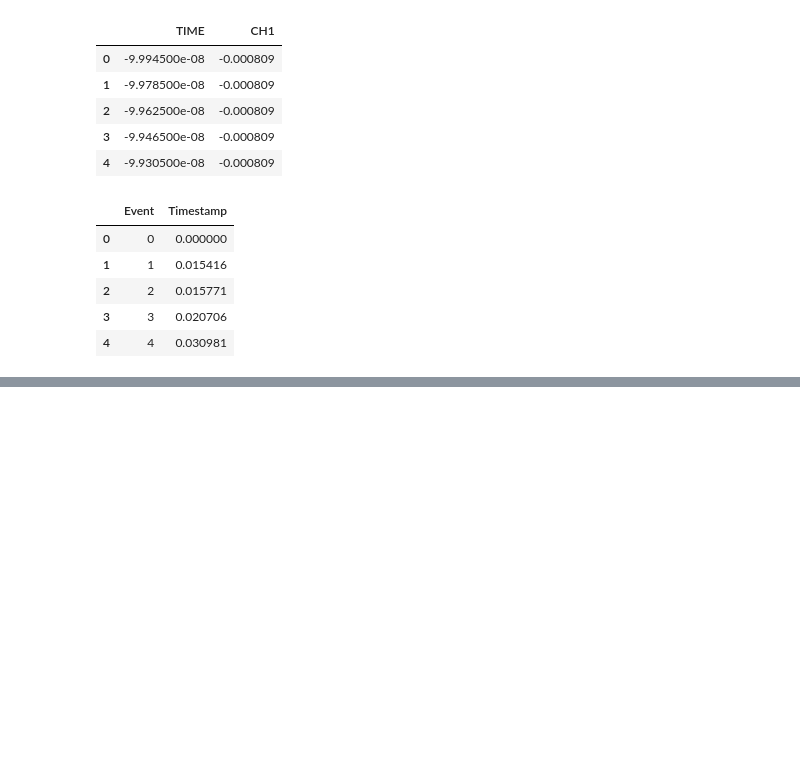
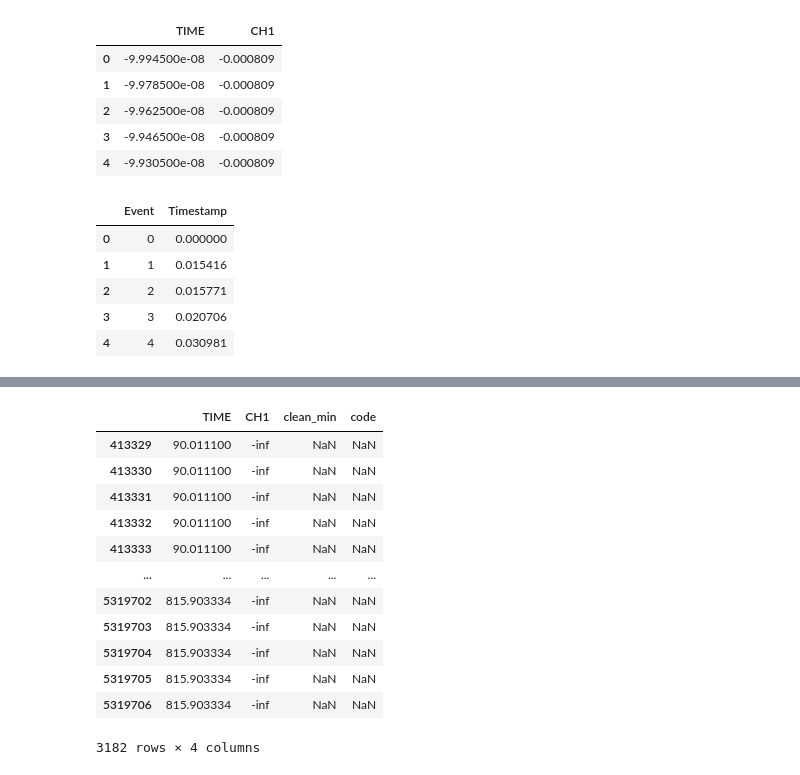
Before and after one commit to martina01natali/OOPROJECT, a Jupyter notebook: pyproj/branch_dcr/dcr_analysis.ipynb, the cells around one changed output, grey strips where cells are left out. Drawn from its saved outputs; the diff is of its cells as text; code cells hidden in the pictures; blank space fills up the shorter version.

```diff
--- a/pyproj/branch_dcr/dcr_analysis.ipynb
+++ b/pyproj/branch_dcr/dcr_analysis.ipynb
@@ -338,7 +338,7 @@ def read_wf(fname):
 # %% [markdown]
 ## Analysis
 # %%
-def analysis(timestamp_table, wf_table, custom_n_events=1000, inplace=False,
+def analysis(timestamp_table, wf_table, custom_n_events=1000, inplace=False, time_adjust=True,
              threshold=0.006, distance=50, many_minima=6250,
              plot=False, save_plot=False):
     """Function to analyze waveform data and locate clean signal peaks.
@@ -354,8 +354,12 @@ def analysis(timestamp_table, wf_table, custom_n_events=1000, inplace=False,
        Dataframe with waveforms in list mode
    - custom_n_events: int, deafult 1000
        Number of events to analyze (starts from the first waveform in any case)
-   - inplace: bbol, default False
+   - inplace: bool, default False
        If True, modifies the input dataframe wf_table. If False, returns a copy.
+   - time_adjust: bool, default True
+       If True, adds timestamps from timestamp_table to wf_table. May be kept
+       True for the first time the analysis is run on the dataset, switch
+       to False afterwards.
    - threshold: float, default 0.006 [V]
        Minimum value of signal to discriminate it from noise, in units of V
    - distance: int, default 50
@@ -363,7 +367,7 @@ def analysis(timestamp_table, wf_table, custom_n_events=1000, inplace=False,
    - many_minima: int, default 6250 (# data in single waveform)
        Provide a number of minimum minima to be found to turn on or off a warning
        that is raised if in the waveform there are more than that number of minima.
-       Also provides additional column in dataframe with code "many_minima" for
+       Also provides additional column in dataframe with code "bad_wf" for
        waveforms that satisfy the above condition.
    - plot: bool, default False
        If True, plot the scatterplot of the waveforms with the relative minima in a
@@ -400,11 +404,12 @@ def analysis(timestamp_table, wf_table, custom_n_events=1000, inplace=False,
         print("Analysis of event number " + str(n), end='\r') #'\r' overwrites output
         event_name = 'Event_' + str(n) + '.png'
 
-        wf_table["TIME"].loc[wf_datapoints*n: (wf_datapoints*(n+1))-1] += timestamp_table.at[n,"Timestamp"]
+        if time_adjust == True:
+            wf_table["TIME"].loc[wf_datapoints*n: (wf_datapoints*(n+1))-1] += timestamp_table.at[n,"Timestamp"]
 
         single_wf = wf_table.loc[wf_datapoints*n: (wf_datapoints*(n+1))-1].copy()
+
         minimum_list = argrelextrema(single_wf.CH1.values, np.less_equal, order = distance)[0]
-
         single_wf.loc[:,'min'] = single_wf.iloc[minimum_list]['CH1']
         baseline = np.polyfit(single_wf["TIME"].iloc[0:250], single_wf["CH1"].iloc[0:250],0)[0]
 
@@ -442,8 +447,7 @@ def analysis(timestamp_table, wf_table, custom_n_events=1000, inplace=False,
             plt.close()
 
     print('\nAnalysis completed.')
-    print('Fraction of noisy waveforms on total: %s%%' % format(N_bad_wf/custom_n_events*100,".2f"))
-    print("Process completed in %s s." % (format(time.time()-start_time,".2f")))
+    print('Fraction of waveforms with too many minima ("bad_wf") on total: %s%%' % format(N_bad_wf/custom_n_events*100,".2f"))
 
     if many_minima < 6250:
         bad_list = ['bad_wf' for item in general_bad]
@@ -452,11 +456,16 @@ def analysis(timestamp_table, wf_table, custom_n_events=1000, inplace=False,
     if inplace==True:
         wf_table.loc[:,'clean_min'] = wf_table.iloc[general_clean_min]['CH1']
         wf_table = wf_table.join(bad)
+        wf_table.code.fillna(value='good', inplace=True)
+        print("Process completed in %s s." % (format(time.time()-start_time,".2f")))
 
-    else:
+
+    if inplace == False:
         copy = wf_table.copy()
         copy.loc[:,'clean_min'] = copy.iloc[general_clean_min]['CH1']
         copy = copy.join(bad)
+        copy.code.fillna(value='good', inplace=True)
+        print("Process completed in %s s." % (format(time.time()-start_time,".2f")))
         return copy
 # %% [raw]
 # ora abbiamo una lista di minimi considerati validi, con rispettivi tempi e ampiezze (e altre colonne ridondanti che servivano per i plot)
@@ -728,0 +656,16 @@ wf_table.iloc[:,0].size
+# %%
+wf.loc[wf.CH1==(-np.inf)]
+# %% [output]
+|  | TIME | CH1 | clean_min | code |
+| 413329 | 90.011100 | -inf | NaN | NaN |
+| 413330 | 90.011100 | -inf | NaN | NaN |
+| 413331 | 90.011100 | -inf | NaN | NaN |
+| 413332 | 90.011100 | -inf | NaN | NaN |
+| 413333 | 90.011100 | -inf | NaN | NaN |
+| ... | ... | ... | ... | ... |
+| 5319702 | 815.903334 | -inf | NaN | NaN |
+| 5319703 | 815.903334 | -inf | NaN | NaN |
+| 5319704 | 815.903334 | -inf | NaN | NaN |
+| 5319705 | 815.903334 | -inf | NaN | NaN |
+| 5319706 | 815.903334 | -inf | NaN | NaN |
+3182 rows × 4 columns
```
Also changed, not shown: parts of 22 cells of this notebook, 1 other file.
